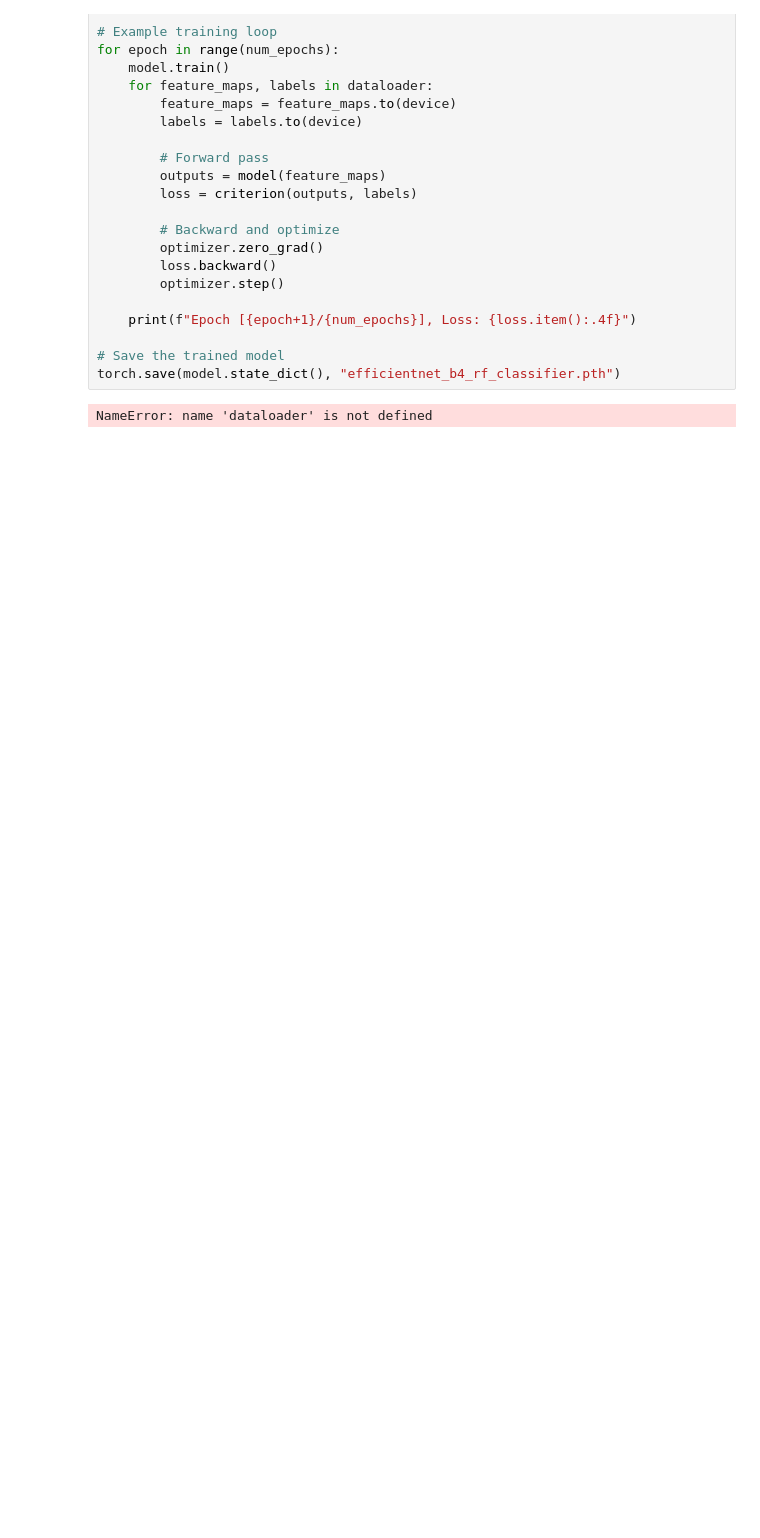
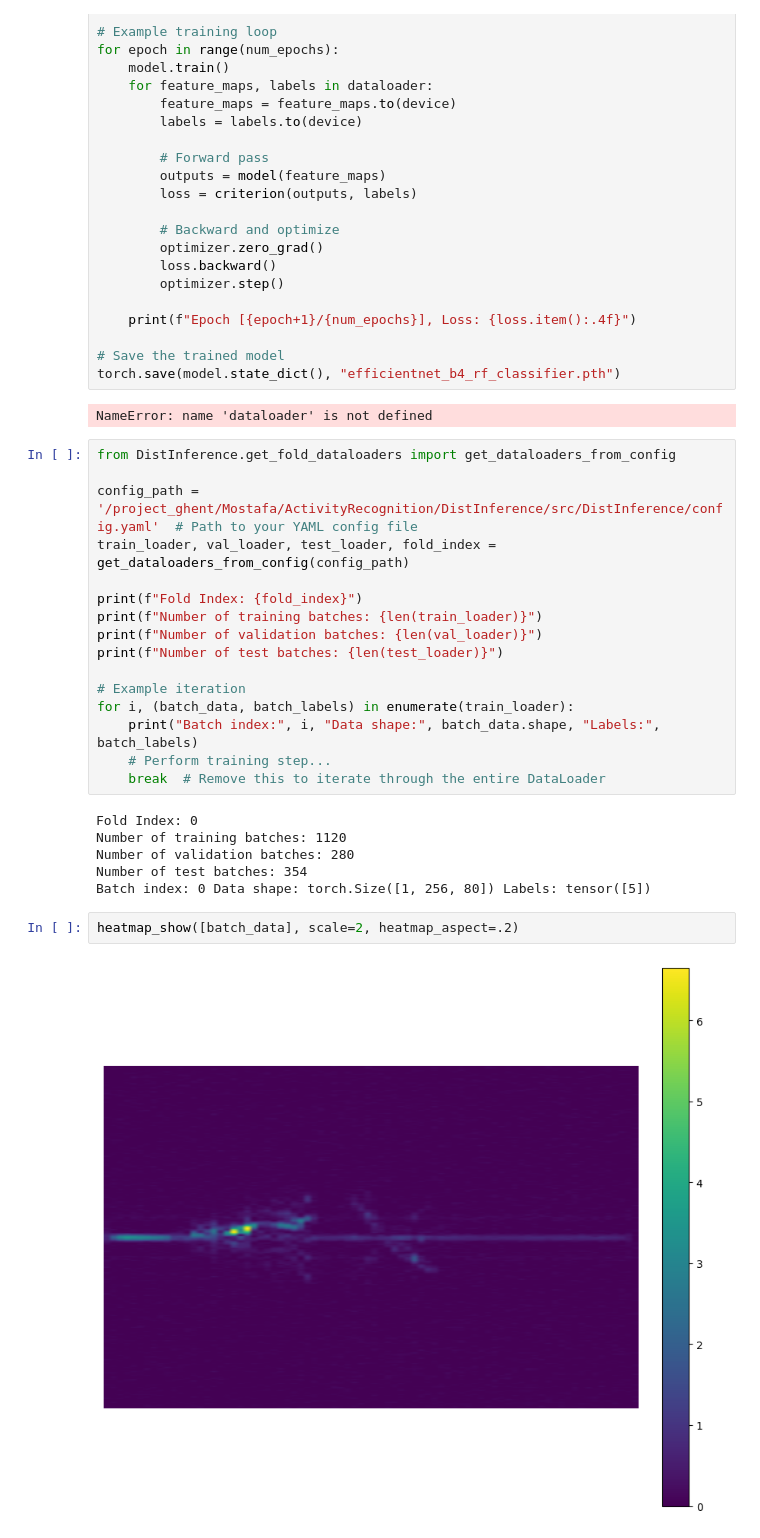
Before and after one commit to M0574F4/DistInference, a Jupyter notebook: notebooks/test.ipynb, the cells around one changed output. Drawn from its saved outputs; the diff is of its cells as text; blank space fills up the shorter version.

Commit message:
trainer, dataset, and logging updated!

```diff
--- a/test.ipynb
+++ b/notebooks/test.ipynb
@@ -358,3 +358,29 @@ for epoch in range(num_epochs):
 torch.save(model.state_dict(), "efficientnet_b4_rf_classifier.pth")
 # %% [output]
 NameError: name 'dataloader' is not defined
+# %%
+from DistInference.get_fold_dataloaders import get_dataloaders_from_config
+
+config_path = '/project_ghent/Mostafa/ActivityRecognition/DistInference/src/DistInference/config.yaml'  # Path to your YAML config file
+train_loader, val_loader, test_loader, fold_index = get_dataloaders_from_config(config_path)
+
+print(f"Fold Index: {fold_index}")
+print(f"Number of training batches: {len(train_loader)}")
+print(f"Number of validation batches: {len(val_loader)}")
+print(f"Number of test batches: {len(test_loader)}")
+
+# Example iteration
+for i, (batch_data, batch_labels) in enumerate(train_loader):
+    print("Batch index:", i, "Data shape:", batch_data.shape, "Labels:", batch_labels)
+    # Perform training step...
+    break  # Remove this to iterate through the entire DataLoader
+# %% [output]
+Fold Index: 0
+Number of training batches: 1120
+Number of validation batches: 280
+Number of test batches: 354
+Batch index: 0 Data shape: torch.Size([1, 256, 80]) Labels: tensor([5])
+# %%
+heatmap_show([batch_data], scale=2, heatmap_aspect=.2)
+# %% [output]
+[figure, added]
```
Also changed, not shown: parts of 1 cell of this notebook, 25 other files.
